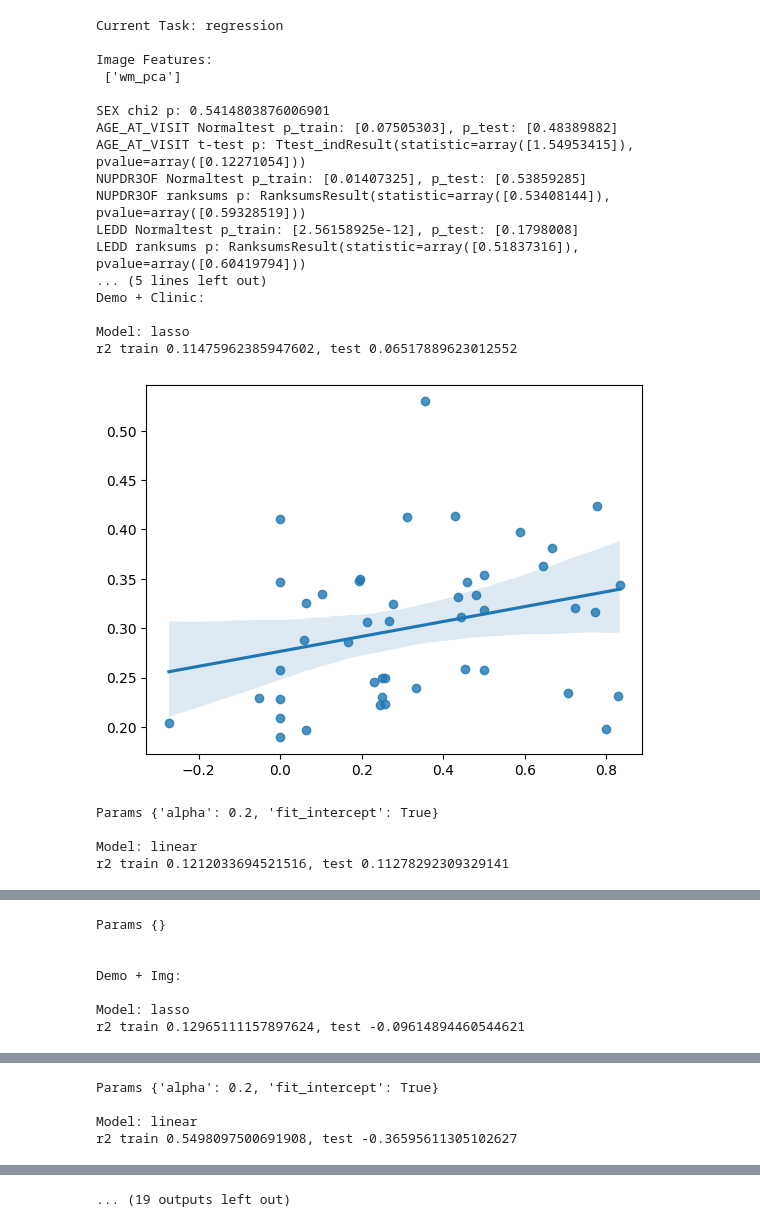
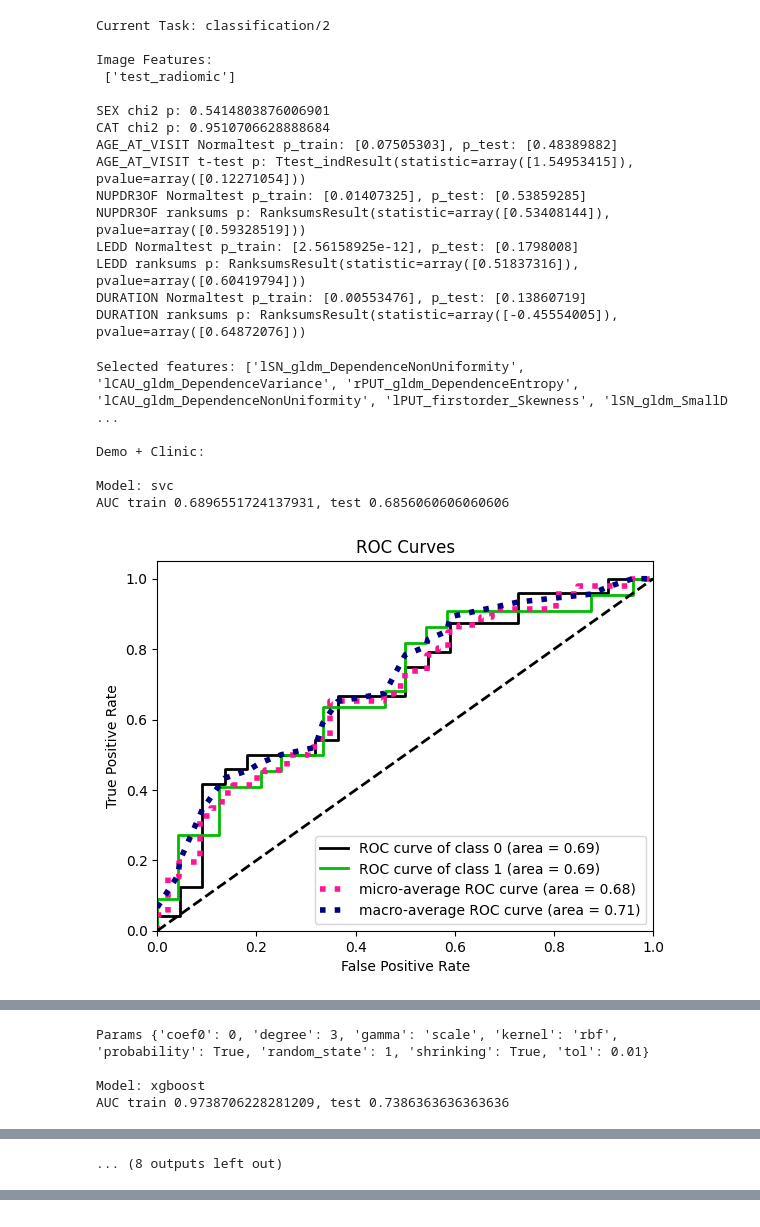
Before and after one commit to Biobots/Levodopa_Parkinson_MRI, a Jupyter notebook: prototype.ipynb, the cells around one changed output, grey strips where cells are left out. Saved outputs shown, nothing was run; the diff lists cells and outputs as text; code cells hidden in the pictures.

Commit message:
selection WIP
Signed-off-by: Biobot <biobot94@gmail.com>

```diff
--- a/prototype.ipynb
+++ b/prototype.ipynb
@@ -30,12 +20,12 @@ group = data_config['data_group']
 # Tasks include models used
 TASKS = [
     #'classification/5',
-    'regression',
+    #'regression',
     'classification/2'
 ]
 # Features include image features used
 FEATURES = [
-    ['wm_pca'],
+    ['test_radiomic'],
 ]
 # %%
 # Maybe write to a specific file later?
@@ -77,9 +69,22 @@ for task_name in TASKS:
             func = Feature_LUT[feature_name]
             params = img_config['task'][feature_name]['params']
             # Calculate features and append to the dataframe
-            x_fe_train, x_fe_test = func(data, x_clinic_train.index, x_clinic_test.index, params)
-            x_img_train = x_img_train.join(x_fe_train)
-            x_img_test = x_img_test.join(x_fe_test)
+            x_fe_train, x_fe_test = func(data, train_inds, test_inds, params)
+            x_img_train = x_img_train.join(x_fe_train.reset_index(drop=True))
+            x_img_test = x_img_test.join(x_fe_test.reset_index(drop=True))
+
+        ## Feature Selection
+        ## WIP
+
+        #isContinuous = task['continuous']
+
+        #mRMR
+        #selected = mrmr_classif(X=x_img_train, y=y_train, K=20) if isContinuous else mrmr_regression(X=x_img_train, y=y_train, K=20)
+        selected = mrmr_classif(X=x_img_train, y=y_train, K=15)
+        log_func('Selected features: {}'.format(selected))
+        log_func()
+        x_img_train = x_img_train[selected]
+        x_img_test = x_img_test[selected]
 
         # Rearrange data
         # demo + clinic, demo + img, demo + clinic + img
@@ -126,42 +131,42 @@ for task_name in TASKS:
                     pred_func = best.predict_proba if metric[1] else best.predict
                     train_pred = pred_func(x_train)
                     test_pred = pred_func(x_test)
                     # TODO: multiclass support should be implemented via metric_func
                     log_func('{} train {}, test {}'.format(metric[0],
                                                            metric_func(y_train[task['output']].to_numpy(), train_pred),
                                                            metric_func(y_test[task['output']].to_numpy(), test_pred)
                                                            ))
                 plot_list = task['plot']
                 for plot in plot_list:
                     plot_func = Plot_LUT[plot[0]]
                     pred_func = best.predict_proba if plot[1] else best.predict
                     train_pred = pred_func(x_train)
                     test_pred = pred_func(x_test)
                     plot_func(y_test[task['output']].to_numpy(), test_pred)
                     plt.show()
                 log_func('Params {}'.format(cv.best_params_)) # best.get_params()
                 log_func()
             log_func()
 # %% [output]
-Current Task: regression
+Current Task: classification/2
 
 Image Features:
- ['wm_pca']
+ ['test_radiomic']
 
 SEX chi2 p: 0.5414803876006901
+CAT chi2 p: 0.9510706628888684
 AGE_AT_VISIT Normaltest p_train: [0.07505303], p_test: [0.48389882]
 AGE_AT_VISIT t-test p: Ttest_indResult(statistic=array([1.54953415]), pvalue=array([0.12271054]))
 NUPDR3OF Normaltest p_train: [0.01407325], p_test: [0.53859285]
 NUPDR3OF ranksums p: RanksumsResult(statistic=array([0.53408144]), pvalue=array([0.59328519]))
 LEDD Normaltest p_train: [2.56158925e-12], p_test: [0.1798008]
 LEDD ranksums p: RanksumsResult(statistic=array([0.51837316]), pvalue=array([0.60419794]))
-... (5 lines left out)
-Demo + Clinic:
-
-Model: lasso
-r2 train 0.11475962385947602, test 0.06517889623012552
+DURATION Normaltest p_train: [0.00553476], p_test: [0.13860719]
+DURATION ranksums p: RanksumsResult(statistic=array([-0.45554005]), pvalue=array([0.64872076]))
+Selected features: ['lSN_gldm_DependenceNonUniformity', 'lCAU_gldm_DependenceVariance', 'rPUT_gldm_DependenceEntropy', 'lCAU_gldm_DependenceNonUniformity', 'lPUT_firstorder_Skewness', 'lSN_gldm_SmallD ...
+
+Demo + Clinic:
+
+Model: svc
+AUC train 0.6896551724137931, test 0.6856060606060606
-[figure, old version]
+[figure, new version]
-Params {'alpha': 0.2, 'fit_intercept': True}
-
-Model: linear
-r2 train 0.1212033694521516, test 0.11278292309329141
@@ -169,7 +174,4 @@ r2 train 0.1212033694521516, test 0.11278292309329141
-Params {}
+Params {'coef0': 0, 'degree': 3, 'gamma': 'scale', 'kernel': 'rbf', 'probability': True, 'random_state': 1, 'shrinking': True, 'tol': 0.01}
 
-
-Demo + Img:
-
-Model: lasso
-r2 train 0.12965111157897624, test -0.09614894460544621
+Model: xgboost
+AUC train 0.9738706228281209, test 0.7386363636363636
@@ -190,4 +194 @@ r2 train 0.2592654472084964, test -0.02157161169096522
-Params {'alpha': 0.2, 'fit_intercept': True}
-
-Model: linear
-r2 train 0.5498097500691908, test -0.36595611305102627
+... (8 outputs left out)
@@ -195 +194,0 @@ r2 train 0.5498097500691908, test -0.36595611305102627
-... (19 outputs left out)
```
Also changed, not shown: parts of 8 cells of this notebook, 13 other files.
